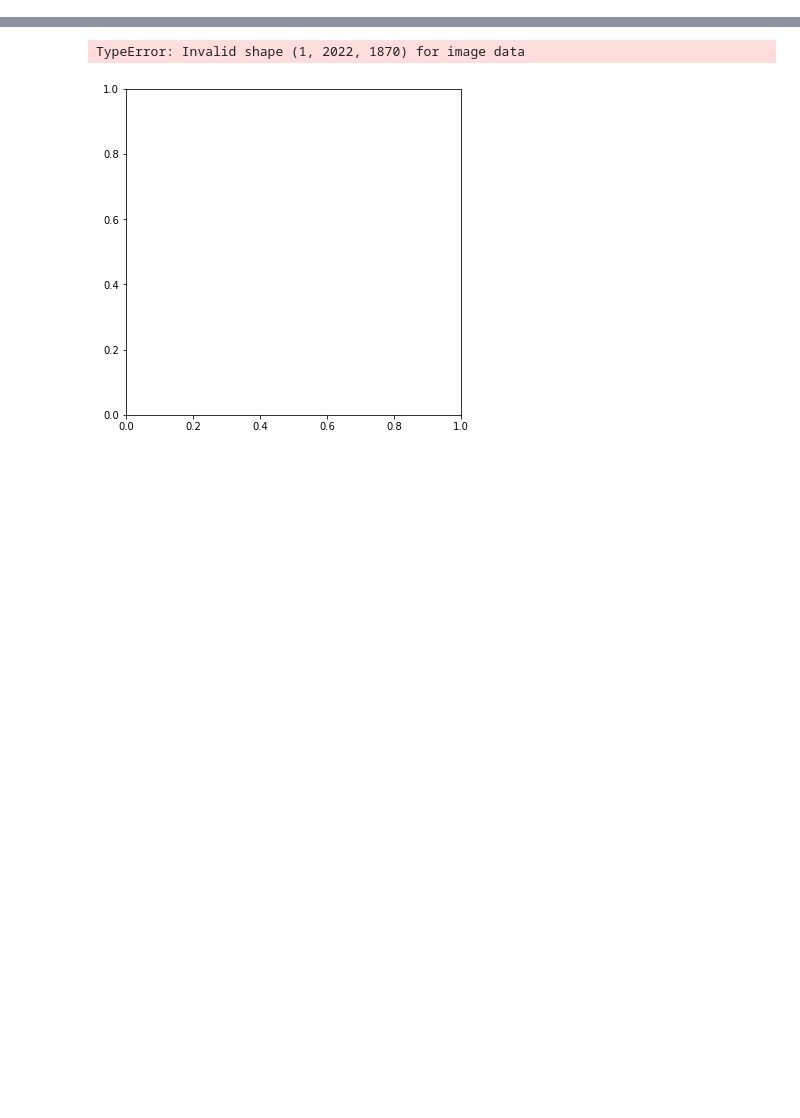
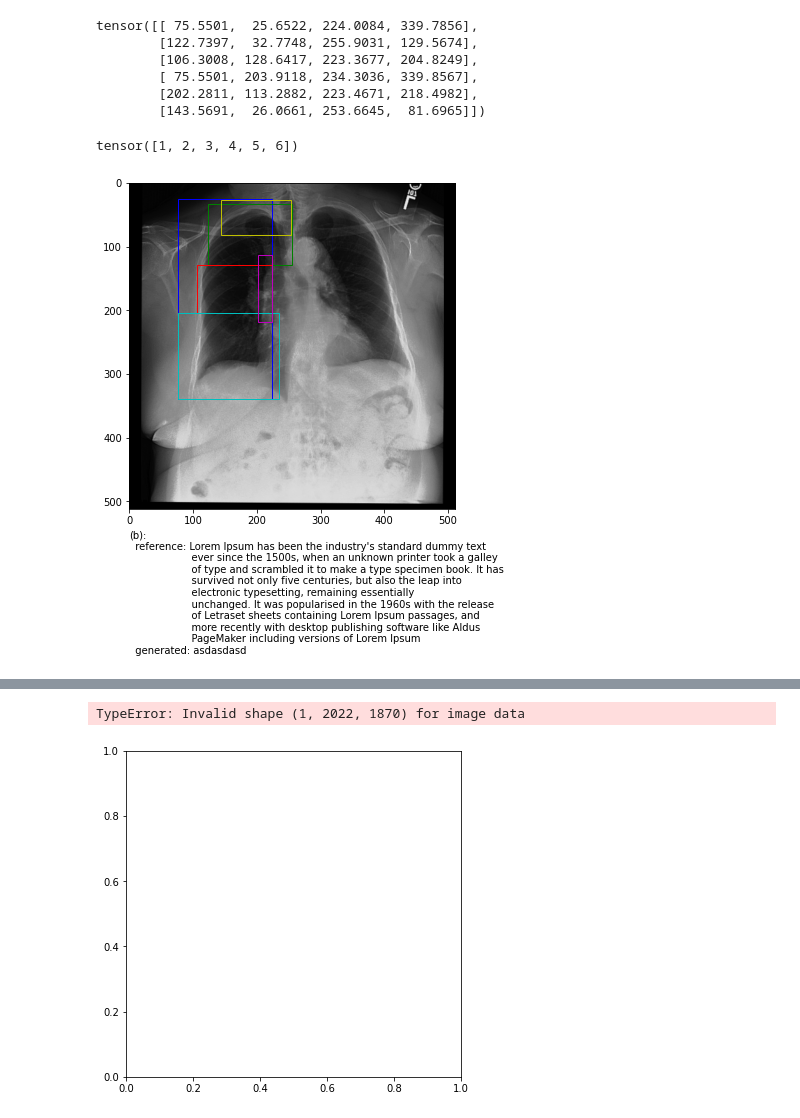
Before and after one commit to ttanida/rgrg, a Jupyter notebook: src/object_detector/notebook_for_testing_stuff.ipynb, the cells around one changed output, grey strips where cells are left out. Cells and saved outputs as stored; diff of their text form; code cells hidden in the pictures; blank space fills up the shorter version.

Commit message:
Finish implementing plot_detections_and_sentences_to_tensorboard

```diff
--- a/src/object_detector/notebook_for_testing_stuff.ipynb
+++ b/src/object_detector/notebook_for_testing_stuff.ipynb
@@ -180,3 +223,77 @@ datasets_as_dfs["train"].iloc[0]["bbox_phrases"]
+# %%
+bboxes_plt = first_sample["bbox_coordinates"][:6]
+bboxes_plt
+# %% [output]
+tensor([[ 75.5501,  25.6522, 224.0084, 339.7856],
+        [122.7397,  32.7748, 255.9031, 129.5674],
+        [106.3008, 128.6417, 223.3677, 204.8249],
+        [ 75.5501, 203.9118, 234.3036, 339.8567],
+        [202.2811, 113.2882, 223.4671, 218.4982],
+        [143.5691,  26.0661, 253.6645,  81.6965]])
+# %%
+cls_labels = first_sample["bbox_labels"][:6]
+cls_labels
+# %% [output]
+tensor([1, 2, 3, 4, 5, 6])
+# %%
+def plot_box(box, ax, clr, linestyle):
+    x0, y0, x1, y1 = box
+    h = y1 - y0
+    w = x1 - x0
+    ax.add_artist(
+      plt.Rectangle(
+          xy=(x0, y0),
+          height=h,
+          width=w,
+          fill=False,
+          color=clr,
+          linewidth=1,
+          linestyle=linestyle
+      )
+    )
+# %%
+image = first_sample["image"].numpy().transpose(1, 2, 0)
+fig = plt.figure(figsize=(6,6))
+ax = plt.gca()
+plt.imshow(image, cmap='gray')
+
+reference = "Lorem Ipsum has been the industry's standard dummy text ever since the 1500s, when an unknown printer took a galley of type and scrambled it to make a type specimen book. It has survived not only five centuries, but also the leap into electronic typesetting, remaining essentially unchanged. It was popularised in the 1960s with the release of Letraset sheets containing Lorem Ipsum passages, and more recently with desktop publishing software like Aldus PageMaker including versions of Lorem Ipsum"
+generated = "asdasdasd"
+
+def transform_text(text):
+    max_line_length = 50
+    if len(text) < max_line_length:
+        return text
+
+    words = text.split()
+    transformed_text = ""
+    current_line_length = 0
+    prefix_for_alignment = "\n" + " " * 20
+    for word in words:
+        if len(word) + current_line_length > max_line_length:
+            word = f"{prefix_for_alignment}{word}"
+            current_line_length = -len(prefix_for_alignment)
+
+        current_line_length += len(word)
+        transformed_text += word + " "
+
+    return transformed_text
+
+reference = transform_text(reference)
+generated = transform_text(generated)
+txt = f"(b):\n  reference: {reference}\n  generated: {generated}"
+
+# plt.figtext(0.5, 0, txt, wrap=True, horizontalalignment='center', color="r")
+# plt.figtext(0.5, 0.001, "hello there", wrap=True, horizontalalignment='center', color="b")
+
+plt.xlabel(txt, loc="left")
+# plt.xlabel("hello there", loc="left", wrap=True)
+
+colors = ["b", "g", "r", "c", "m", "y"]
+for four_bboxes, color in zip(bboxes_plt, colors):
+    plot_box(four_bboxes, ax, clr=color, linestyle="solid")
+# %% [output]
+[figure, added]
 # %%
 from ast import literal_eval
 import os
```
Also changed, not shown: parts of 40 cells of this notebook, 1 other file.
